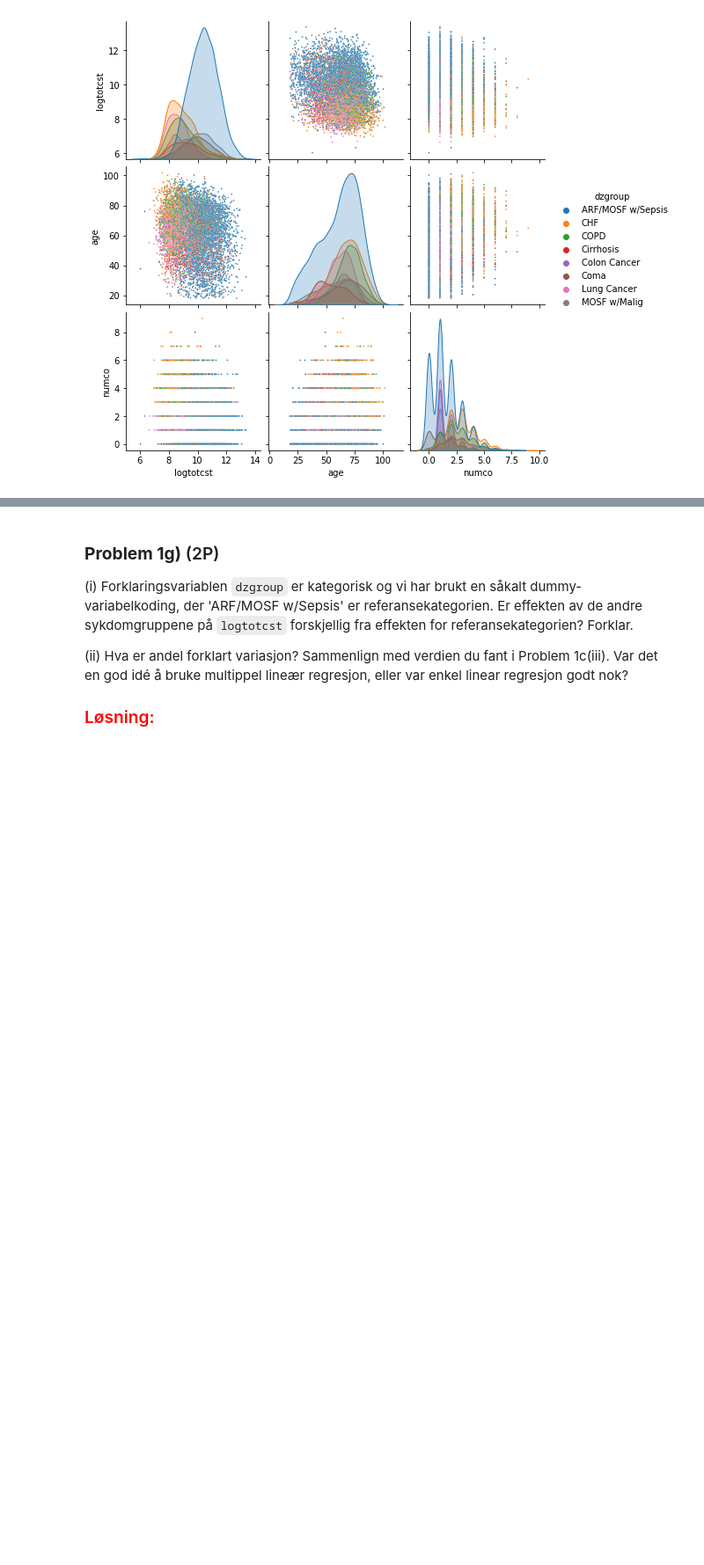
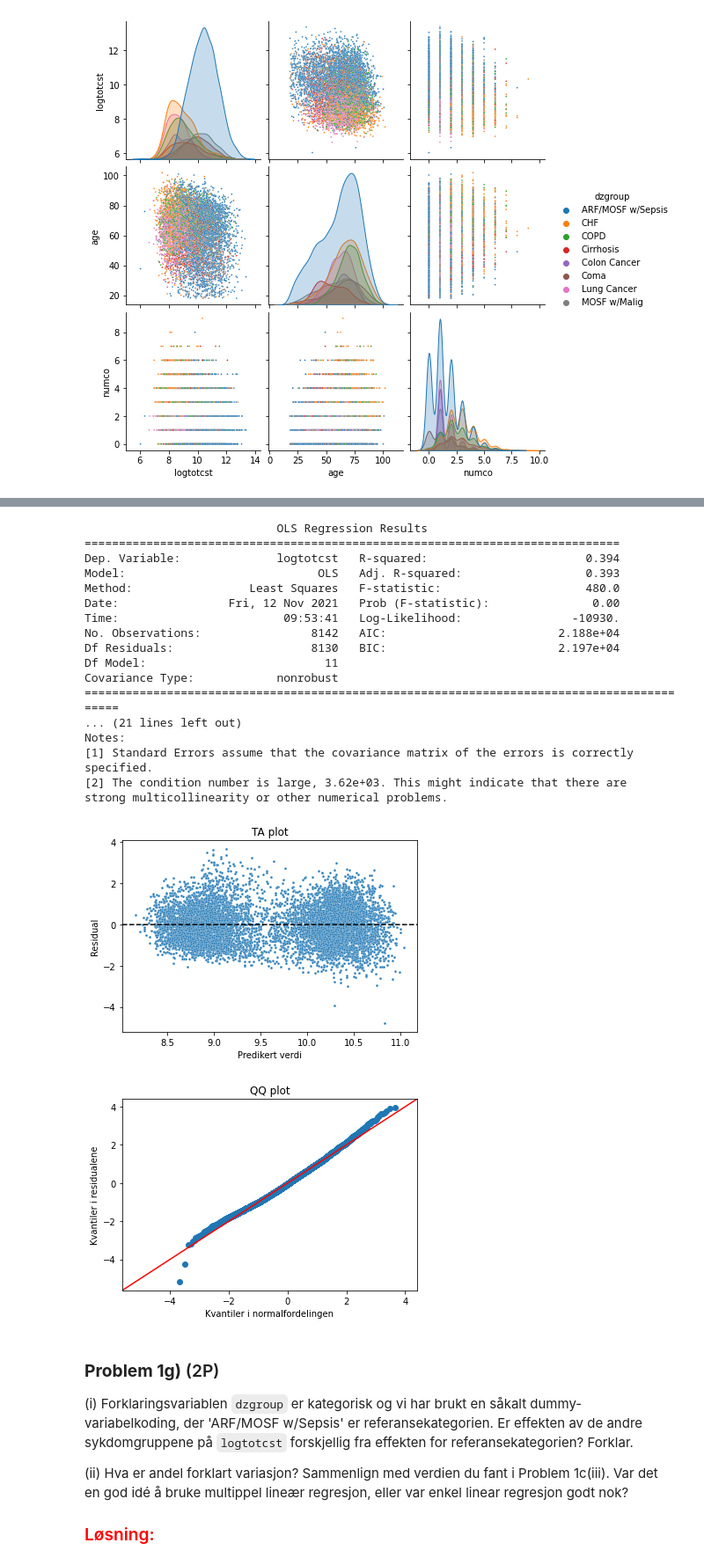
Before and after one commit to Henduww/prosjekt-istt1003-gruppe35, a Jupyter notebook: Prosjekt1003_2021.ipynb, the cells around one changed output, grey strips where cells are left out. Shown at 88% size. Cells and saved outputs as stored; diff of their text form; code cells hidden in the pictures; blank space fills up the shorter version.

```diff
--- a/Prosjekt1003_2021.ipynb
+++ b/Prosjekt1003_2021.ipynb
@@ -449,3 +453,48 @@ formel='logtotcst ~ age + dzgroup + numco  +  meanbp + temp'
+# %%
+# Steg 2:
+
+formel='logtotcst ~ age + dzgroup + numco + meanbp + temp'
+modell = smf.ols(formel,data=df)
+
+# deretter tilpasse
+resultat = modell.fit()
+
+print(resultat.summary())
+
+
+sns.scatterplot(x=resultat.fittedvalues, y=resultat.resid,s=8)
+plt.ylabel("Residual")
+plt.xlabel("Predikert verdi")
+plt.axhline(y=0, color='black', linestyle='--')
+plt.title("TA plot")
+plt.show()
+
+# Lage kvantil-kvantil-plott for residualene
+sm.qqplot(resultat.resid,line='45',fit=True)
+plt.ylabel("Kvantiler i residualene")
+plt.xlabel("Kvantiler i normalfordelingen")
+plt.title("QQ plot")
+plt.show()
+# %% [output]
+                            OLS Regression Results
+==============================================================================
+Dep. Variable:              logtotcst   R-squared:                       0.394
+Model:                            OLS   Adj. R-squared:                  0.393
+Method:                 Least Squares   F-statistic:                     480.0
+Date:                Fri, 12 Nov 2021   Prob (F-statistic):               0.00
+Time:                        09:53:41   Log-Likelihood:                -10930.
+No. Observations:                8142   AIC:                         2.188e+04
+Df Residuals:                    8130   BIC:                         2.197e+04
+Df Model:                          11
+Covariance Type:            nonrobust
+===========================================================================================
+... (21 lines left out)
+Notes:
+[1] Standard Errors assume that the covariance matrix of the errors is correctly specified.
+[2] The condition number is large, 3.62e+03. This might indicate that there are
+strong multicollinearity or other numerical problems.
+[figure, added]
+[figure, added]
 # %% [markdown]
 ### **Problem 1g)** (2P)
 
```
Also changed, not shown: parts of 10 cells of this notebook.
